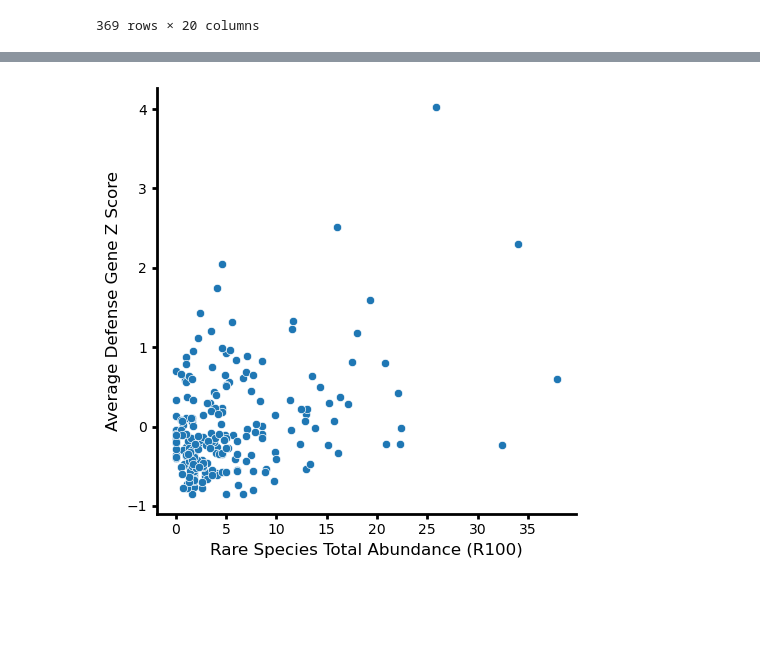
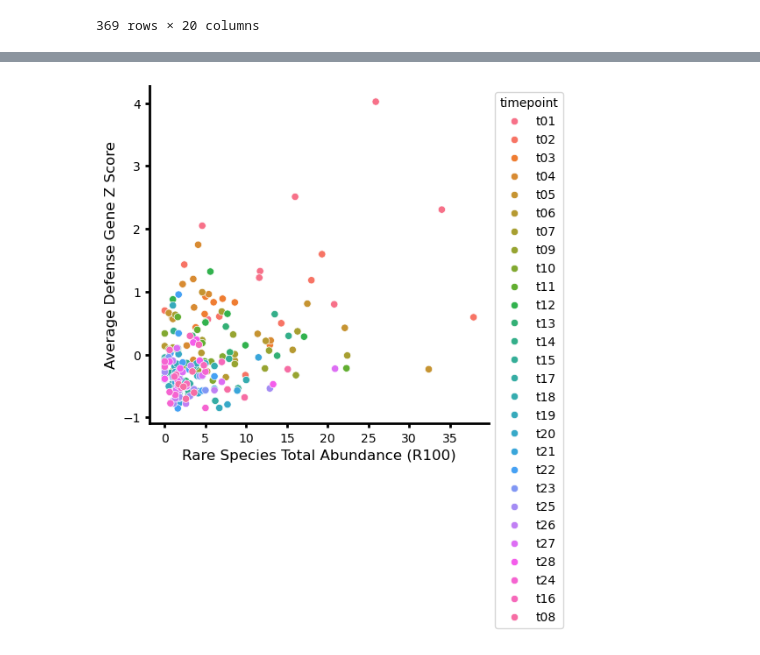
Before and after one commit to mikepassal/Outdoor_microbiome, a Jupyter notebook: Local_analysis/Analysis_post_Luke_talk/Immunity_score/see_if_top_genes_correlate_w_load_within_sample.ipynb, the cells around one changed output, grey strips where cells are left out. Cells and saved outputs as stored; diff of their text form; code cells hidden in the pictures; blank space fills up the shorter version.

Commit message:
add figures for joy comments related to rare species vs time and defense score

```diff
--- a/Local_analysis/Analysis_post_Luke_talk/Immunity_score/see_if_top_genes_correlate_w_load_within_sample.ipynb
+++ b/Local_analysis/Analysis_post_Luke_talk/Immunity_score/see_if_top_genes_correlate_w_load_within_sample.ipynb
@@ -721,21 +737,23 @@ plotting_df_added_info = plotting_df.merge(
 # %%
 fig, ax = plt.subplots(figsize=(5, 5))
 fig.patch.set_facecolor("white")
 sns.scatterplot(
     data=plotting_df_added_info,
     x="rare_species_total_abundR100",
     y="Summed Defense Z Score",
+    hue="timepoint",
     ax=ax,
 )
 
 plt.xlabel("Rare Species Total Abundance (R100)", fontsize=12)
 plt.ylabel("Average Defense Gene Z Score", fontsize=12)
 sns.despine()
 ax.spines["bottom"].set_color("black")
 ax.spines["bottom"].set_linewidth(2)
 ax.spines["left"].set_color("black")
 ax.spines["left"].set_linewidth(2)
 ax.tick_params(axis="both", width=2, labelsize=10)
-plt.tight_layout()
+sns.move_legend(ax, "upper left", bbox_to_anchor=(1, 1))
+# plt.tight_layout()
 # %% [output]
-[figure, old version]
+[figure, new version]
```
Also changed, not shown: parts of 5 cells of this notebook, 3 other files.
